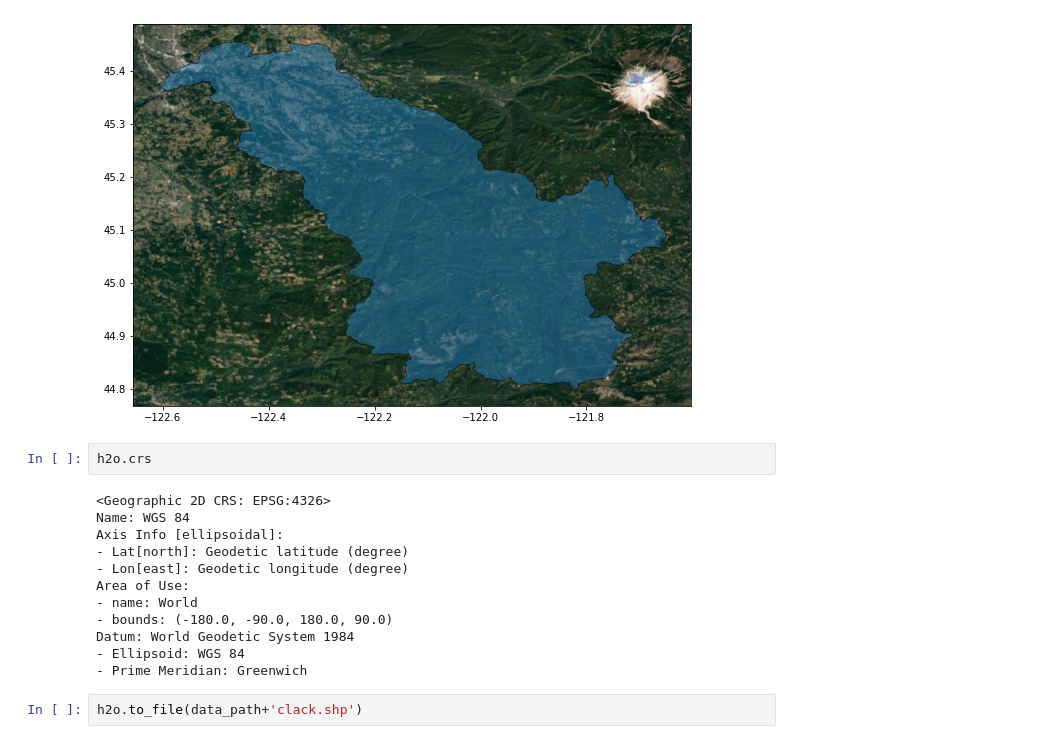
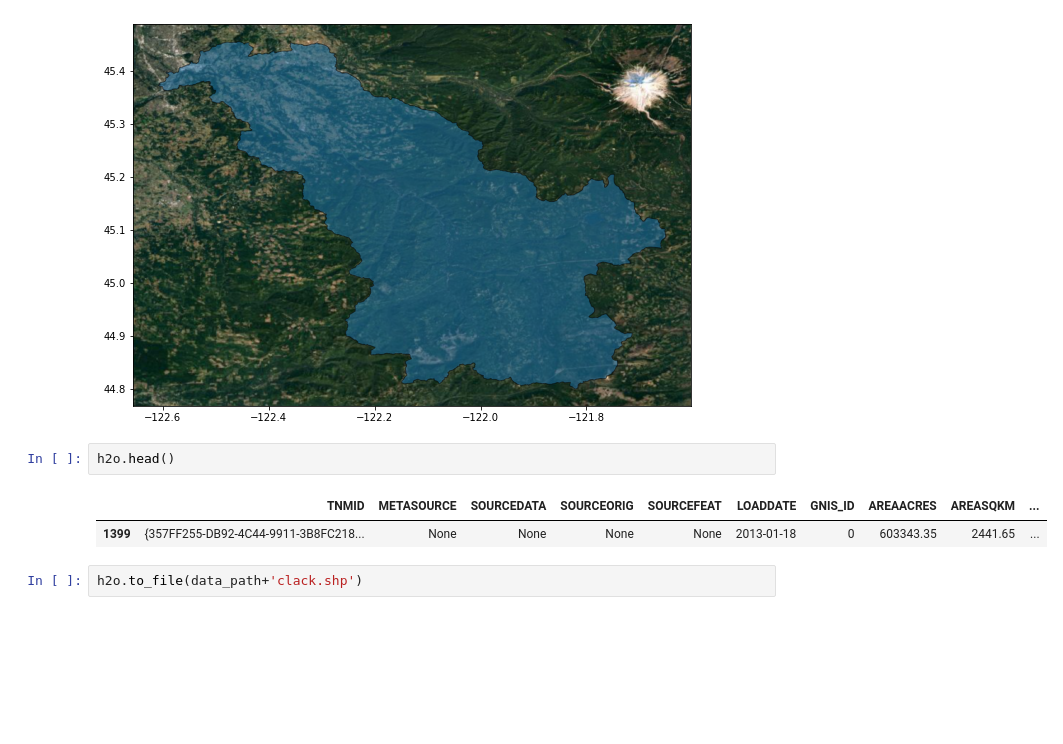
Before and after one commit to waterhackweek/whw2020_snowgw, a Jupyter notebook: GWdata.ipynb, the cells around one changed output. Saved outputs shown, nothing was run; the diff lists cells and outputs as text; blank space fills up the shorter version.

```diff
--- a/GWdata.ipynb
+++ b/GWdata.ipynb
@@ -62,19 +71,10 @@ ctx.add_basemap(ax,crs='EPSG:4326', source=url)
 # %% [output]
 [figure]
 # %%
-h2o.crs
+h2o.head()
 # %% [output]
-<Geographic 2D CRS: EPSG:4326>
-Name: WGS 84
-Axis Info [ellipsoidal]:
-- Lat[north]: Geodetic latitude (degree)
-- Lon[east]: Geodetic longitude (degree)
-Area of Use:
-- name: World
-- bounds: (-180.0, -90.0, 180.0, 90.0)
-Datum: World Geodetic System 1984
-- Ellipsoid: WGS 84
-- Prime Meridian: Greenwich
+|  | TNMID | METASOURCE | SOURCEDATA | SOURCEORIG | SOURCEFEAT | LOADDATE | GNIS_ID | AREAACRES | AREASQKM | ... |
+| 1399 | {357FF255-DB92-4C44-9911-3B8FC218... | None | None | None | None | 2013-01-18 | 0 | 603343.35 | 2441.65 | ... |
 # %%
 h2o.to_file(data_path+'clack.shp')
 # %%
```
Also changed, not shown: parts of 26 cells of this notebook, 6 other files.
